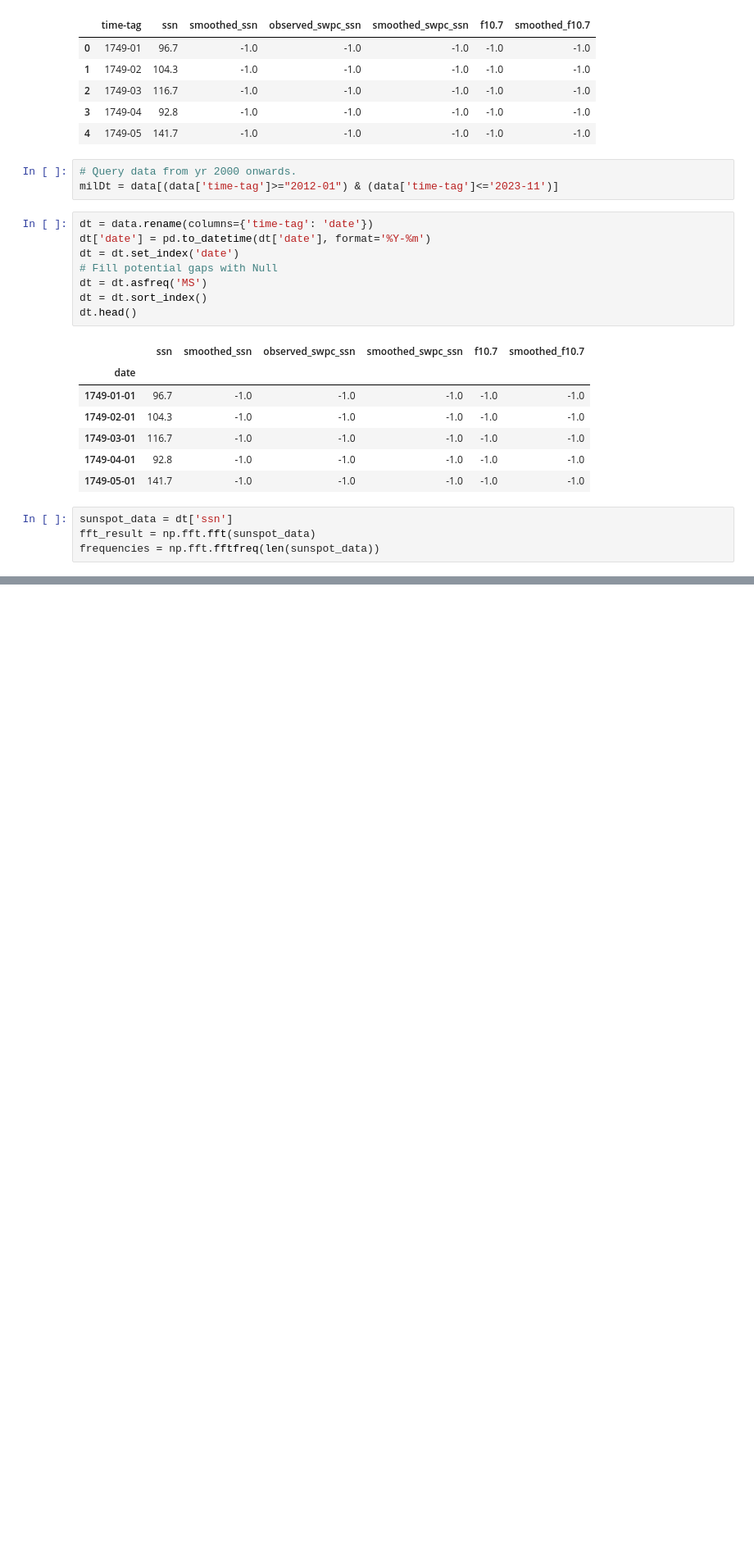
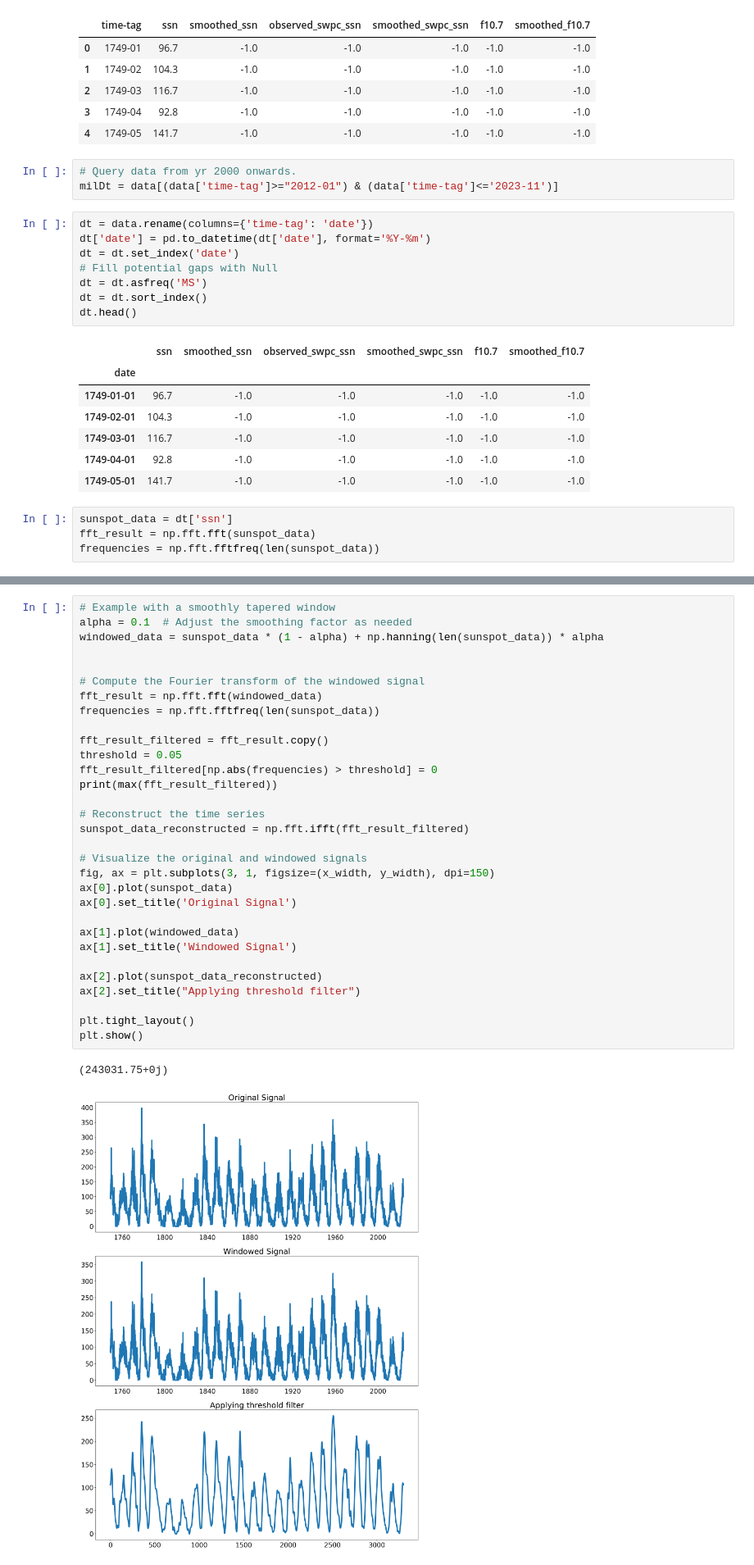
Before and after one commit to levetation/spaceweather, a Jupyter notebook: fft.ipynb, the cells around one changed output, grey strips where cells are left out. Shown at 82% size. Cells and saved outputs as stored; diff of their text form; blank space fills up the shorter version.

```diff
--- a/fft.ipynb
+++ b/fft.ipynb
@@ -85,0 +121,34 @@ plt.show()
+# %%
+# Example with a smoothly tapered window
+alpha = 0.1  # Adjust the smoothing factor as needed
+windowed_data = sunspot_data * (1 - alpha) + np.hanning(len(sunspot_data)) * alpha
+
+
+# Compute the Fourier transform of the windowed signal
+fft_result = np.fft.fft(windowed_data)
+frequencies = np.fft.fftfreq(len(sunspot_data))
+
+fft_result_filtered = fft_result.copy()
+threshold = 0.05
+fft_result_filtered[np.abs(frequencies) > threshold] = 0
+print(max(fft_result_filtered))
+
+# Reconstruct the time series
+sunspot_data_reconstructed = np.fft.ifft(fft_result_filtered)
+
+# Visualize the original and windowed signals
+fig, ax = plt.subplots(3, 1, figsize=(x_width, y_width), dpi=150)
+ax[0].plot(sunspot_data)
+ax[0].set_title('Original Signal')
+
+ax[1].plot(windowed_data)
+ax[1].set_title('Windowed Signal')
+
+ax[2].plot(sunspot_data_reconstructed)
+ax[2].set_title("Applying threshold filter")
+
+plt.tight_layout()
+plt.show()
+# %% [output]
+(243031.75+0j)
+[figure, added]
```
Also changed, not shown: parts of 4 cells of this notebook.
